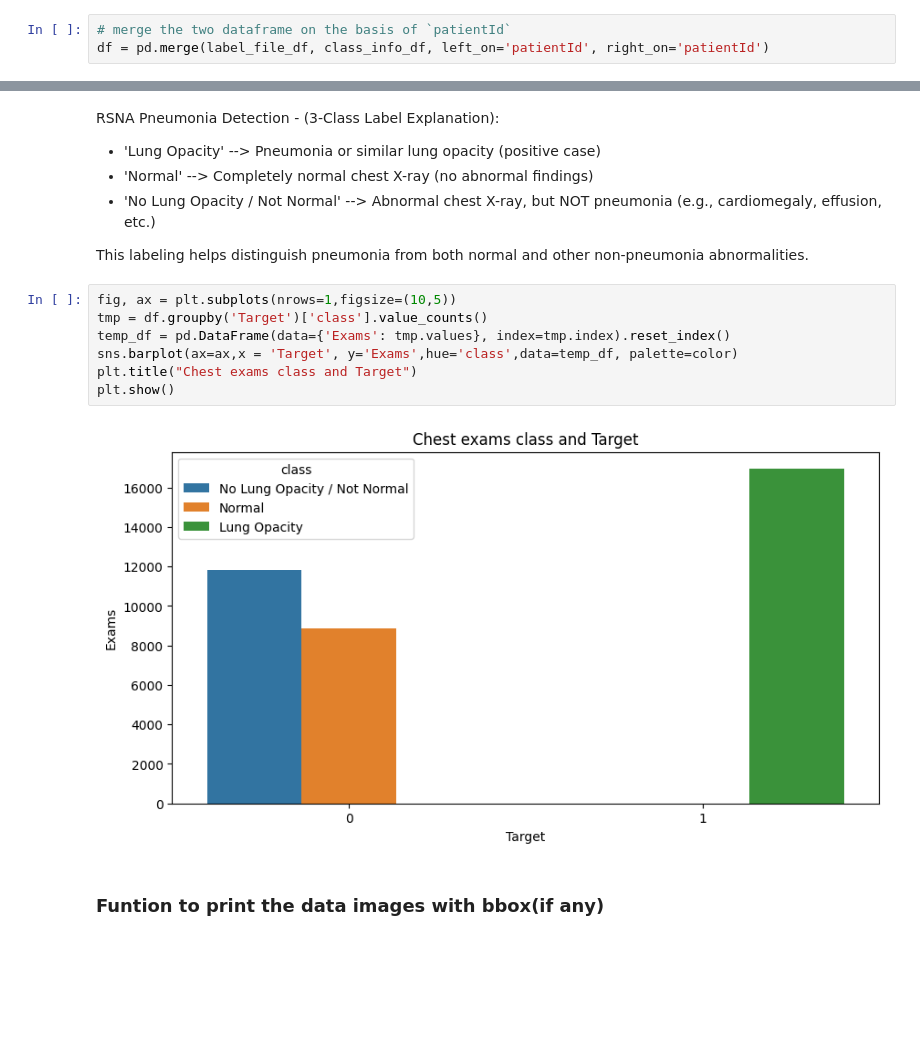
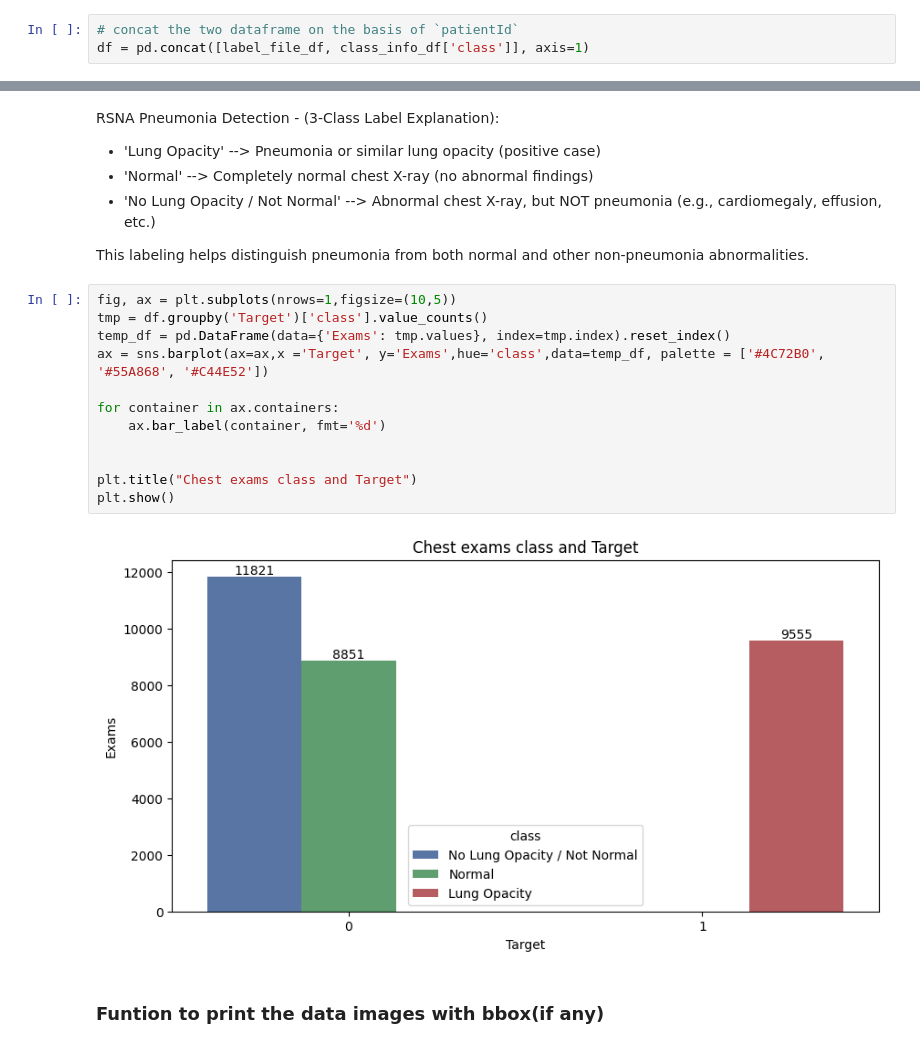
Before and after one commit to kmsmeng/ML_Projects, a Jupyter notebook: Medical_Image_Classification/handle_data.ipynb, the cells around one changed output, grey strips where cells are left out. Cells and saved outputs as stored; diff of their text form; blank space fills up the shorter version.

Commit message:
EDA and Data formatting for Model fine tuning

```diff
--- a/Medical_Image_Classification/handle_data.ipynb
+++ b/Medical_Image_Classification/handle_data.ipynb
@@ -45,7 +57,7 @@ label_file_df = pd.read_csv(label_file_path)
 class_info_df = pd.read_csv('data/pneumonia_dataset/stage_2_detailed_class_info.csv')
 # %%
-# merge the two dataframe on the basis of `patientId`
-df = pd.merge(label_file_df, class_info_df, left_on='patientId', right_on='patientId')
+# concat the two dataframe on the basis of `patientId`
+df = pd.concat([label_file_df, class_info_df['class']], axis=1)
 # %%
 df.sample(10)
 # %% [output]
@@ -193,11 +206,16 @@ This labeling helps distinguish pneumonia from both normal and other non-pneumon
 # %%
 fig, ax = plt.subplots(nrows=1,figsize=(10,5))
 tmp = df.groupby('Target')['class'].value_counts()
 temp_df = pd.DataFrame(data={'Exams': tmp.values}, index=tmp.index).reset_index()
-sns.barplot(ax=ax,x = 'Target', y='Exams',hue='class',data=temp_df, palette=color)
+ax = sns.barplot(ax=ax,x ='Target', y='Exams',hue='class',data=temp_df, palette = ['#4C72B0', '#55A868', '#C44E52'])
+
+for container in ax.containers:
+    ax.bar_label(container, fmt='%d')
+
+
 plt.title("Chest exams class and Target")
 plt.show()
 # %% [output]
-[figure, old version]
+[figure, new version]
 # %% [markdown]
 ### Funtion to print the data images with bbox(if any)
```
Also changed, not shown: parts of 73 cells of this notebook, 1 other file.
